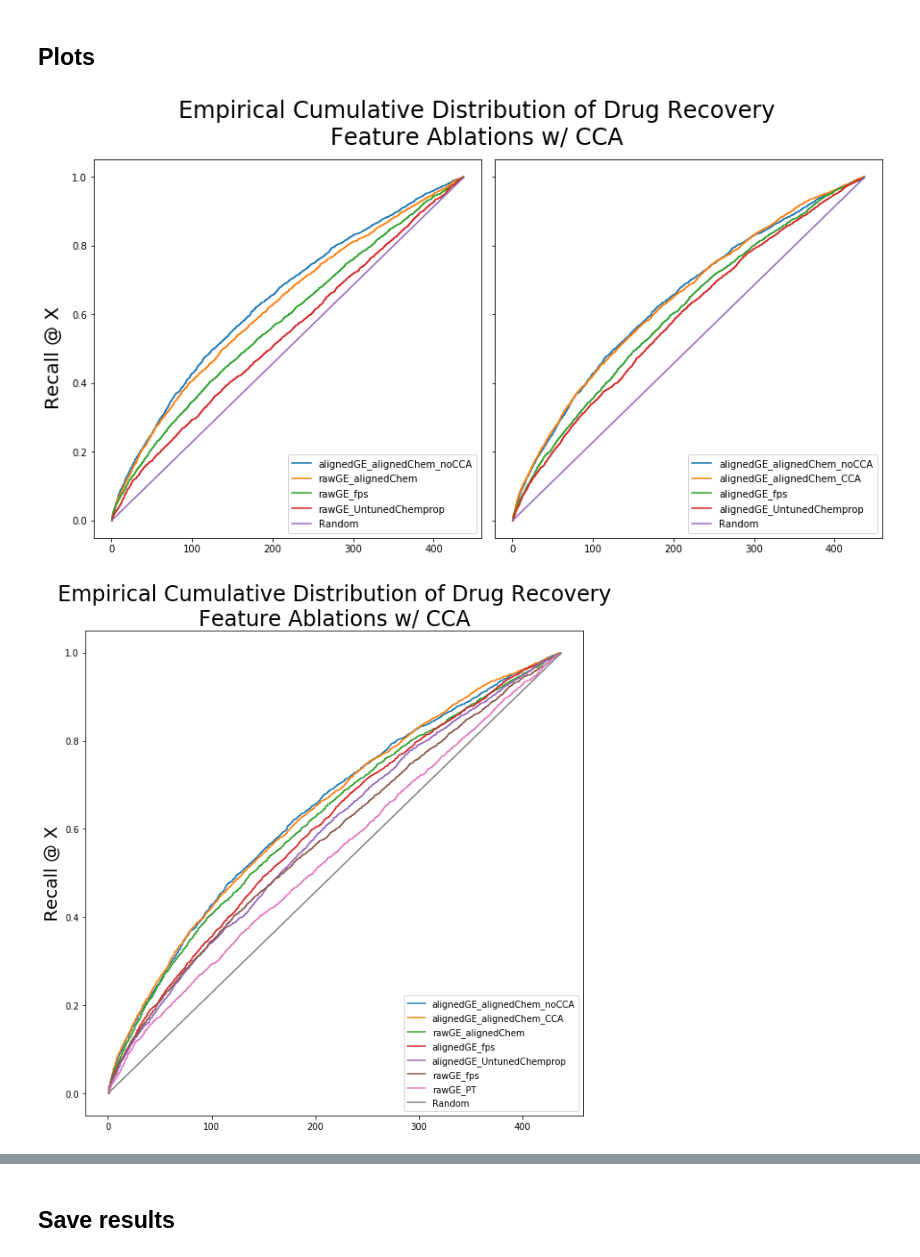
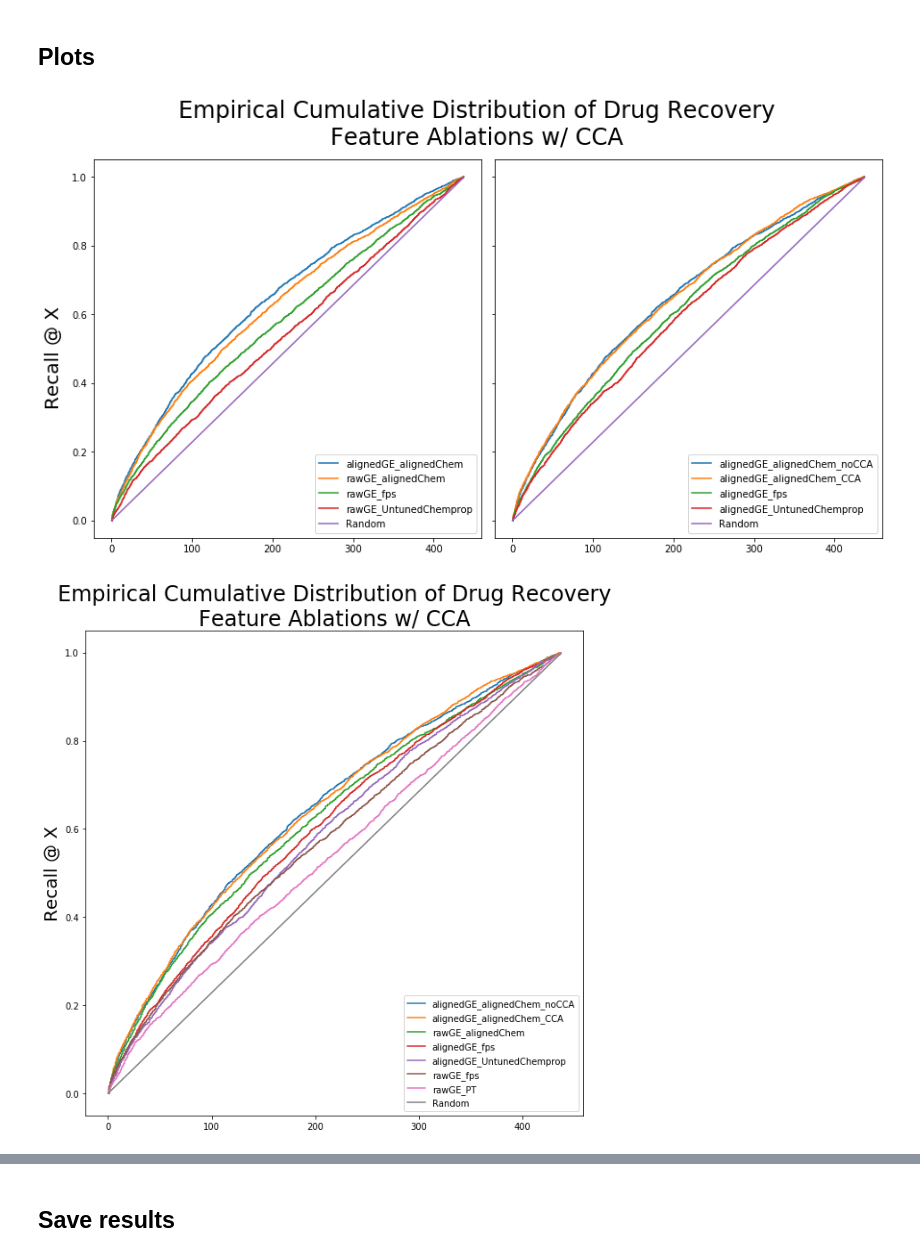
Before and after one commit to sgfin/molecule_ge_coordinated_embeddings, a Jupyter notebook: notebooks/results_drug_cell_split.ipynb, the cells around one changed output, grey strips where cells are left out. Cells and saved outputs as stored; diff of their text form; code cells hidden in the pictures.

Commit message:
results notebook

```diff
--- a/notebooks/results_drug_cell_split.ipynb
+++ b/notebooks/results_drug_cell_split.ipynb
@@ -768,3 +936,38 @@ plt.savefig(FIG_SAVE_PATH + 'results_oracle_knn.pdf', bbox_inches='tight')
 plt.show()
 # %% [output]
 [figure]
+# %%
+fig, (ax1, ax2) = plt.subplots(ncols=2, sharey=True, sharex=True)
+
+def cdf_plot2(data, label, ax = None):
+    ax.plot(np.sort(data), np.linspace(0, 1, len(data), endpoint=False), label = label)
+
+fig.set_figwidth(12)
+cdf_plot2(ranks_val_orig, label = "aligned_embeddings", ax = ax2)
+cdf_plot2(ranks_oracle_embedding, label = "oracle_embedGE_testLine", ax = ax2)
+cdf_plot2(ranks_oracle_geRaw, label = "oracle_rawGE_testLine", ax = ax2)
+cdf_plot2(ranks_oracle_embedding_trainLines, label = "oracle_embed_trainLines", ax = ax2)
+cdf_plot2(ranks_oracle_rawGE_trainLines, label = "oracle_raw_trainLines", ax = ax2)
+cdf_plot2(np.linspace(0, 437, 437), "Random", ax = ax2)
+ax2.legend(loc="lower right")
+ax2.set(title="Oracle Baselines")
+ax2.title.set_size(22)
+
+cdf_plot2(ranks_val_orig, label = "aligned_embeddings", ax = ax1)
+cdf_plot2(ranks_chem_double_NN,  label = "double_NN_aligned", ax = ax1)
+cdf_plot2(ranks_chem_double_NN_chemprop,  label = "double_NN_chemprop", ax = ax1)
+cdf_plot2(ranks_chem_double_NN_fps,  label = "double_NN_fingerprints", ax = ax1)
+cdf_plot2(np.linspace(0, 437, 437), "Random", ax = ax1)
+ax1.legend(loc="lower right")
+ax1.set(title="Near-Neighbor Baselines")
+ax1.title.set_size(22)
+
+plt.tight_layout()
+fig.set_figwidth(12)
+fig.set_figheight(6)
+fig.suptitle("Empirical Cumulative Distribution of Drug Recovery", fontsize=24, y = 1.02)
+fig.text(-0.02, 0.5, 'Recall @ X', va='center', rotation='vertical', fontsize=20)
+
+plt.savefig(FIG_SAVE_PATH + 'results_oracle_knn.png', bbox_inches='tight')
+plt.savefig(FIG_SAVE_PATH + 'results_oracle_knn.pdf', bbox_inches='tight')
+plt.show()
@@ -897,7 +1104,7 @@ def cdf_plot2(data, label, ax = None):
 
 fig, (ax1, ax2) = plt.subplots(ncols=2, sharey=True, sharex=True)
 
-cdf_plot2(ranks_val_orig, label = "alignedGE_alignedChem_noCCA",ax =  ax1)
+cdf_plot2(ranks_val_orig, label = "alignedGE_alignedChem",ax =  ax1)
 cdf_plot2(ranks_val_rawGE_chemEmbed_all, label = 'rawGE_alignedChem',ax =  ax1)
 cdf_plot2(ranks_val_rawGE_fps_all, label = 'rawGE_fps',ax =  ax1)
 cdf_plot2(ranks_val_rawGE_chemprop_all, label = 'rawGE_UntunedChemprop',ax =  ax1)
@@ -916,32 +1123,32 @@ ax2.legend(loc="lower right")
 
 fig.set_figwidth(12)
 fig.set_figheight(6)
 fig.suptitle("Empirical Cumulative Distribution of Drug Recovery\nFeature Ablations w/ CCA", fontsize=24, y = 1.12)
 fig.text(-0.02, 0.5, 'Recall @ X', va='center', rotation='vertical', fontsize=20)
 
 plt.tight_layout()
 plt.savefig(FIG_SAVE_PATH + 'results_w_ablations.png', bbox_inches='tight')
 plt.savefig(FIG_SAVE_PATH + 'results_w_ablations.pdf', bbox_inches='tight')
 plt.show()
 
 
 
 fig = plt.figure(figsize=(10,10))
 cdf_plot(ranks_val_orig, label = "alignedGE_alignedChem_noCCA")
 cdf_plot(ranks_val_cca,  label = "alignedGE_alignedChem_CCA")
 cdf_plot(ranks_val_rawGE_chemEmbed_all, label = 'rawGE_alignedChem')
 cdf_plot(ranks_val_geEmbed_fps_all, label = "alignedGE_fps")
 cdf_plot(ranks_val_geEmbed_chemprop_all, label = "alignedGE_UntunedChemprop")
 cdf_plot(ranks_val_rawGE_fps_all, label = 'rawGE_fps')
 cdf_plot(ranks_val_rawGE_chemprop_all, label = 'rawGE_PT')
 cdf_plot(np.linspace(0, 437, 437), "Random")
 plt.legend(loc="lower right")
 plt.ylabel("Recall @ X", fontsize=20)
 plt.title("Empirical Cumulative Distribution of Drug Recovery\nFeature Ablations w/ CCA", fontsize=24)
 
 plt.savefig(FIG_SAVE_PATH + 'results_w_ablations_all.png', bbox_inches='tight')
 plt.savefig(FIG_SAVE_PATH + 'results_w_ablations_all.pdf', bbox_inches='tight')
 plt.show()
 # %% [output]
-[figure, old version]
+[figure, new version]
 [figure]
```
Also changed, not shown: parts of 64 cells of this notebook.
